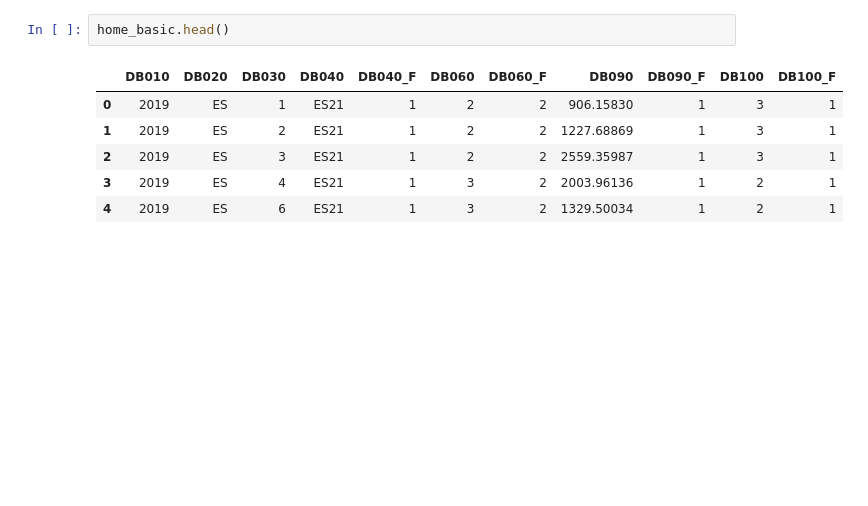
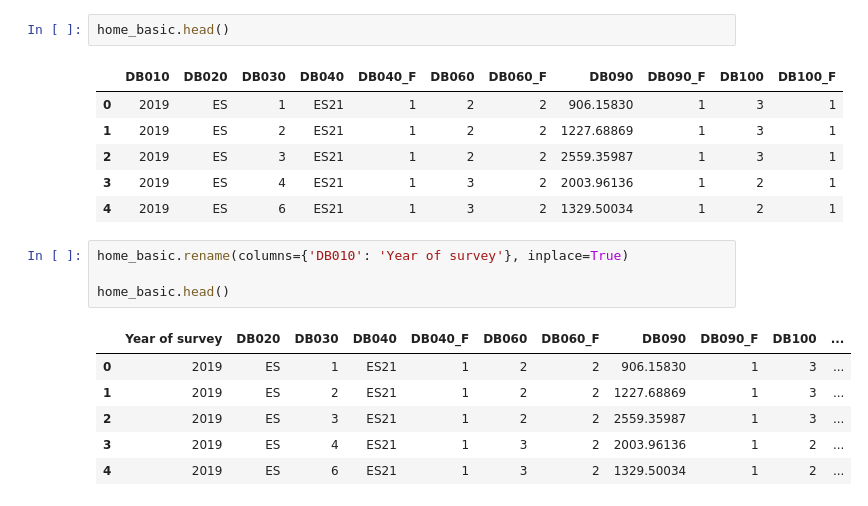
Before and after one commit to davidvalerosancho/Multidimensional-Poverty-Predictor, a Jupyter notebook: Cleaning/households_basic_data.ipynb, the cells around one changed output. Cells and saved outputs as stored; diff of their text form; blank space fills up the shorter version.

Commit message:
Add files via upload
mapping tables

```diff
--- a/Cleaning/households_basic_data.ipynb
+++ b/Cleaning/households_basic_data.ipynb
@@ -11,3 +11,14 @@ home_basic.head()
 | 2 | 2019 | ES | 3 | ES21 | 1 | 2 | 2 | 2559.35987 | 1 | 3 | 1 |
 | 3 | 2019 | ES | 4 | ES21 | 1 | 3 | 2 | 2003.96136 | 1 | 2 | 1 |
 | 4 | 2019 | ES | 6 | ES21 | 1 | 3 | 2 | 1329.50034 | 1 | 2 | 1 |
+# %%
+home_basic.rename(columns={'DB010': 'Year of survey'}, inplace=True)
+
+home_basic.head()
+# %% [output]
+|  | Year of survey | DB020 | DB030 | DB040 | DB040_F | DB060 | DB060_F | DB090 | DB090_F | DB100 | ... |
+| 0 | 2019 | ES | 1 | ES21 | 1 | 2 | 2 | 906.15830 | 1 | 3 | ... |
+| 1 | 2019 | ES | 2 | ES21 | 1 | 2 | 2 | 1227.68869 | 1 | 3 | ... |
+| 2 | 2019 | ES | 3 | ES21 | 1 | 2 | 2 | 2559.35987 | 1 | 3 | ... |
+| 3 | 2019 | ES | 4 | ES21 | 1 | 3 | 2 | 2003.96136 | 1 | 2 | ... |
+| 4 | 2019 | ES | 6 | ES21 | 1 | 3 | 2 | 1329.50034 | 1 | 2 | ... |
```
Also changed, not shown: parts of 25 cells of this notebook, 1 other file.
